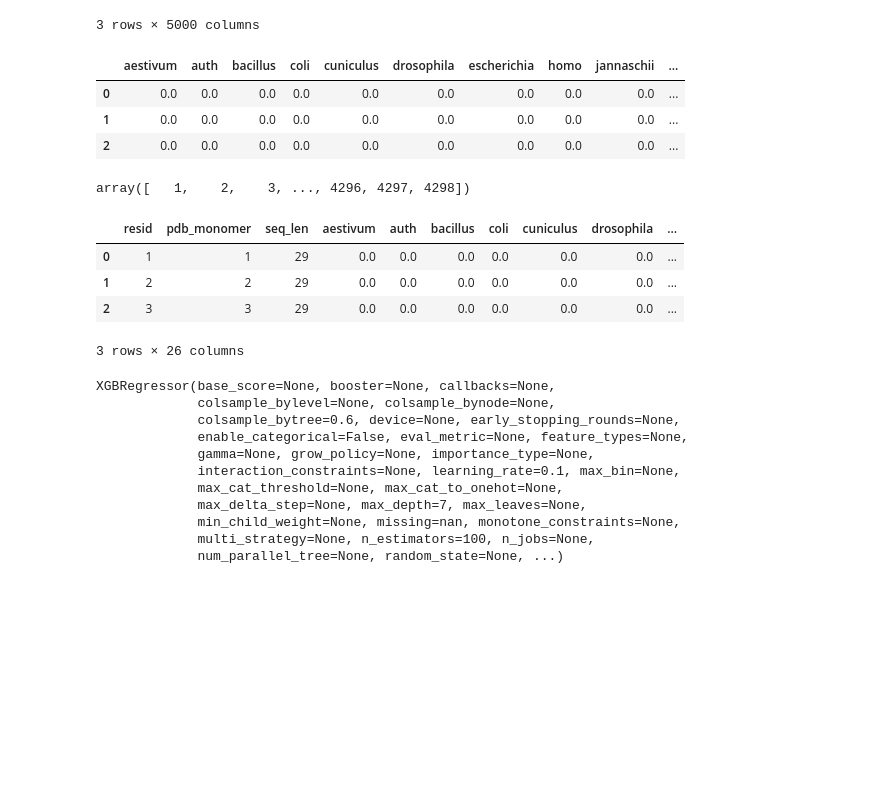
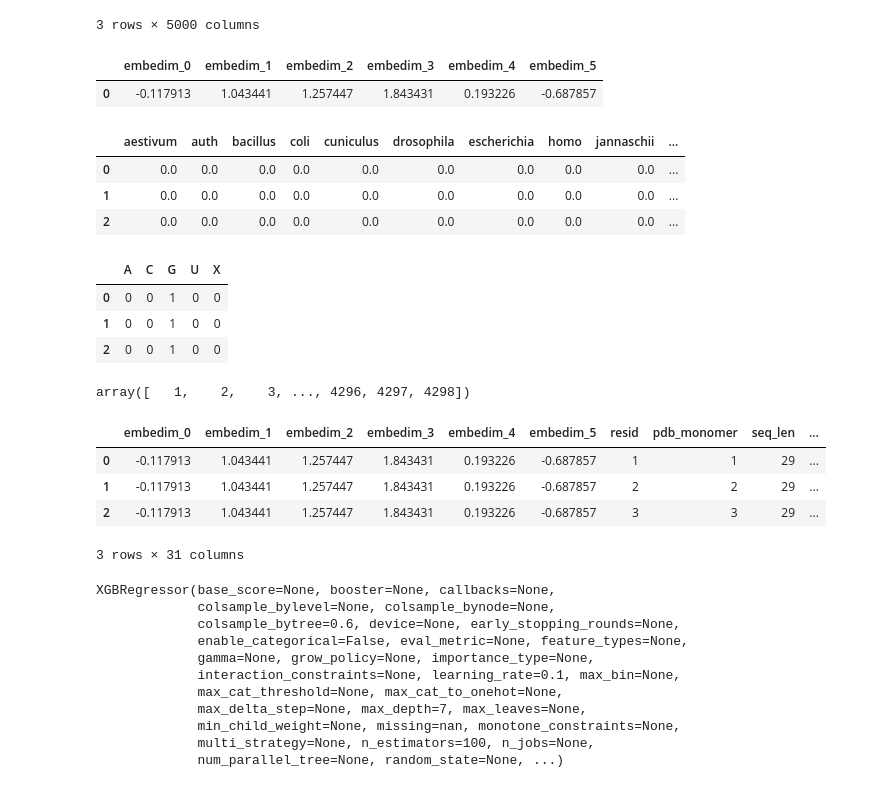
Before and after one commit to achen004/Stanford-RNA-3D-Folding-Structure-Prediction, a Jupyter notebook: rna-sequence-modeling.ipynb, the cells around one changed output. Cells and saved outputs as stored; diff of their text form; code cells hidden in the pictures; blank space fills up the shorter version.

```diff
--- a/rna-sequence-modeling.ipynb
+++ b/rna-sequence-modeling.ipynb
@@ -186,6 +192,11 @@ total datapoints: 113616
 | 1 | 0.0 | 0.0 | 0.0 | 0.0 | 0.0 | 0.0 | 0.0 | 0.0 | 0.0 | 0.0 | ... | ... |
 | 2 | 0.0 | 0.0 | 0.0 | 0.0 | 0.0 | 0.0 | 0.0 | 0.0 | 0.0 | 0.0 | ... | ... |
 3 rows × 5000 columns
+# %%
+embed_id_df.head(1)
+# %% [output]
+|  | embedim_0 | embedim_1 | embedim_2 | embedim_3 | embedim_4 | embedim_5 |
+| 0 | -0.117913 | 1.043441 | 1.257447 | 1.843431 | 0.193226 | -0.687857 |
 # %%
 #try to reduce the number of word features
 var_selector=VarianceThreshold(threshold=0.01)
@@ -204,7 +215,13 @@ reduced_wfts_df.head(3)
 ohe_resname=pd.get_dummies(train_full_df['resname'], dtype='int')
 #ohe_resname
 # ohe_rdf=pd.DataFrame(ohe_resname.toarray(), columns=ohe.get_features_names_out())
-# ohe_rdf.head(3)
+ohe_resname=ohe_resname.drop(['-'], axis=1) #reduce dimensionality
+ohe_resname.head(3)
+# %% [output]
+|  | A | C | G | U | X |
+| 0 | 0 | 0 | 1 | 0 | 0 |
+| 1 | 0 | 0 | 1 | 0 | 0 |
+| 2 | 0 | 0 | 1 | 0 | 0 |
 # %%
 train_full_df['pdb_monomer']=train_full_df['pdb_monomer'].astype(int)
 train_full_df['pdb_monomer'].unique()
@@ -213,13 +230,13 @@ array([   1,    2,    3, ..., 4296, 4297, 4298])
 # %%
 #numerical columns
 num_cols=['resid', 'pdb_monomer', 'seq_len']
 
 #TODO: merge features into X and run model; catBoost can use train_full_df['sequence']
-full_prep_train=pd.concat([train_full_df[num_cols], reduced_wfts_df, ohe_resname], axis=1)
+full_prep_train=pd.concat([embed_id_df,train_full_df[num_cols], reduced_wfts_df, ohe_resname], axis=1)
 full_prep_train.head(3)
 # %% [output]
-|  | resid | pdb_monomer | seq_len | aestivum | auth | bacillus | coli | cuniculus | drosophila | ... |
-| 0 | 1 | 1 | 29 | 0.0 | 0.0 | 0.0 | 0.0 | 0.0 | 0.0 | ... |
-| 1 | 2 | 2 | 29 | 0.0 | 0.0 | 0.0 | 0.0 | 0.0 | 0.0 | ... |
-| 2 | 3 | 3 | 29 | 0.0 | 0.0 | 0.0 | 0.0 | 0.0 | 0.0 | ... |
+|  | embedim_0 | embedim_1 | embedim_2 | embedim_3 | embedim_4 | embedim_5 | resid | pdb_monomer | seq_len | ... |
+| 0 | -0.117913 | 1.043441 | 1.257447 | 1.843431 | 0.193226 | -0.687857 | 1 | 1 | 29 | ... |
+| 1 | -0.117913 | 1.043441 | 1.257447 | 1.843431 | 0.193226 | -0.687857 | 2 | 2 | 29 | ... |
+| 2 | -0.117913 | 1.043441 | 1.257447 | 1.843431 | 0.193226 | -0.687857 | 3 | 3 | 29 | ... |
-3 rows × 26 columns
+3 rows × 31 columns
```
Also changed, not shown: parts of 5 cells of this notebook.
